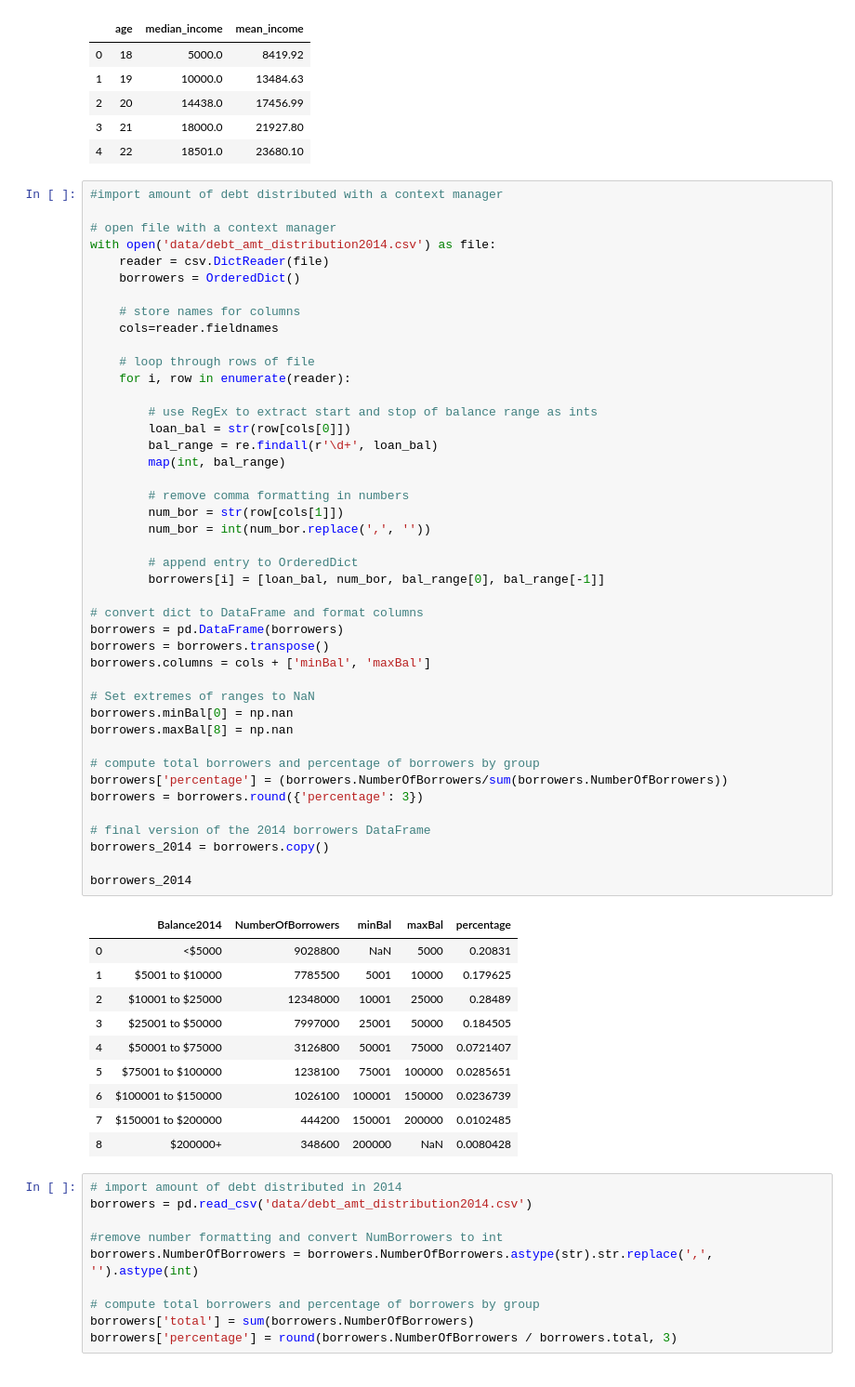
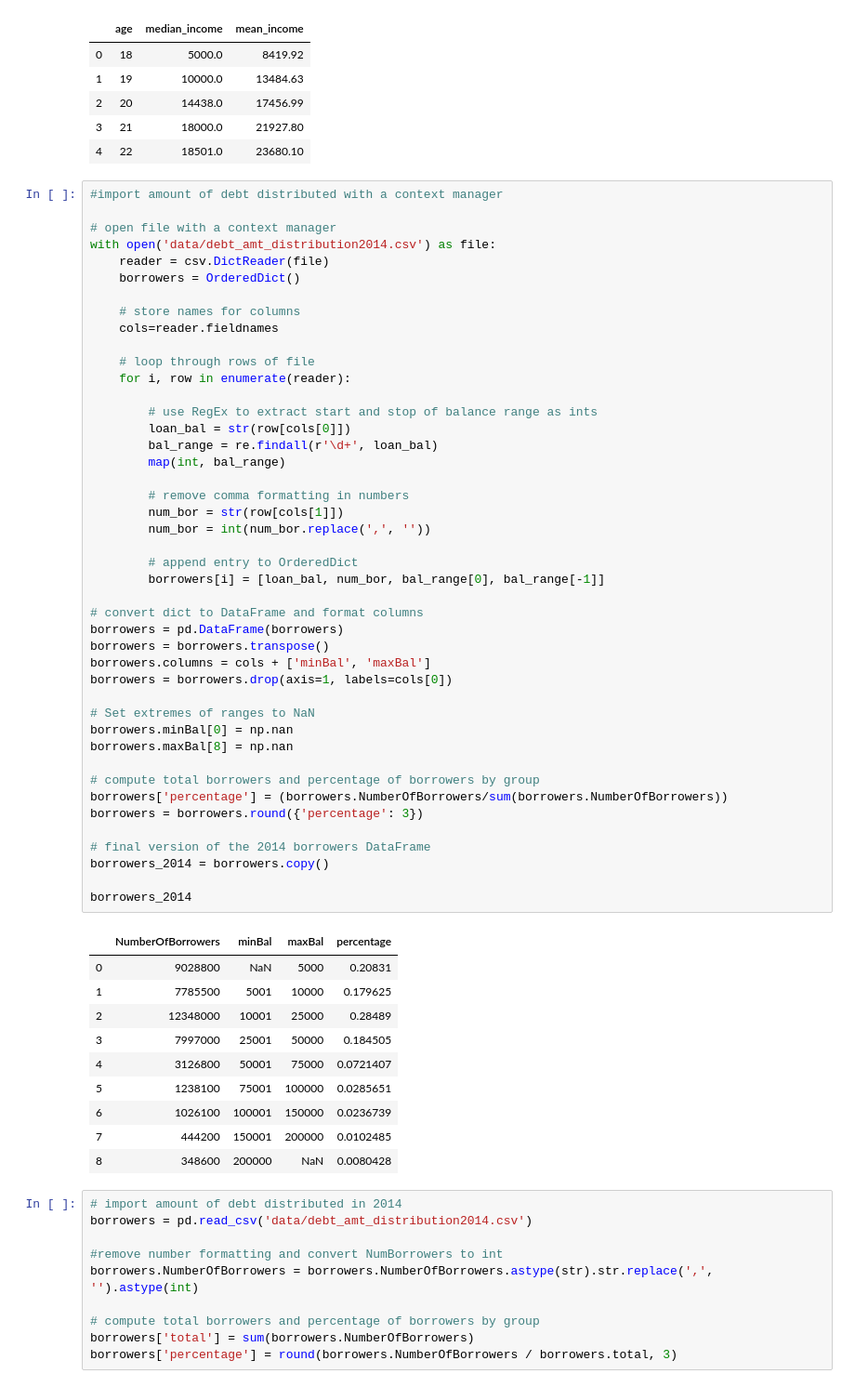
Before and after one commit to AHalarewicz/StudentLoanData, a Jupyter notebook: clean.ipynb, the cells around one changed output. Shown at 93% size. Cells and saved outputs as stored; diff of their text form.

Commit message:
remove redundant column from borrowers df

```diff
--- a/clean.ipynb
+++ b/clean.ipynb
@@ -65,43 +65,44 @@ with open('data/debt_amt_distribution2014.csv') as file:
         # use RegEx to extract start and stop of balance range as ints
         loan_bal = str(row[cols[0]])
         bal_range = re.findall(r'\d+', loan_bal)
         map(int, bal_range)
 
         # remove comma formatting in numbers
         num_bor = str(row[cols[1]])
         num_bor = int(num_bor.replace(',', ''))
 
         # append entry to OrderedDict
         borrowers[i] = [loan_bal, num_bor, bal_range[0], bal_range[-1]]
 
 # convert dict to DataFrame and format columns
 borrowers = pd.DataFrame(borrowers)
 borrowers = borrowers.transpose()
 borrowers.columns = cols + ['minBal', 'maxBal']
+borrowers = borrowers.drop(axis=1, labels=cols[0])
 
 # Set extremes of ranges to NaN
 borrowers.minBal[0] = np.nan
 borrowers.maxBal[8] = np.nan
 
 # compute total borrowers and percentage of borrowers by group
 borrowers['percentage'] = (borrowers.NumberOfBorrowers/sum(borrowers.NumberOfBorrowers))
 borrowers = borrowers.round({'percentage': 3})
 
 # final version of the 2014 borrowers DataFrame
 borrowers_2014 = borrowers.copy()
 
 borrowers_2014
 # %% [output]
-|  | Balance2014 | NumberOfBorrowers | minBal | maxBal | percentage |
-| 0 | <$5000 | 9028800 | NaN | 5000 | 0.20831 |
-| 1 | $5001 to $10000 | 7785500 | 5001 | 10000 | 0.179625 |
-| 2 | $10001 to $25000 | 12348000 | 10001 | 25000 | 0.28489 |
-| 3 | $25001 to $50000 | 7997000 | 25001 | 50000 | 0.184505 |
-| 4 | $50001 to $75000 | 3126800 | 50001 | 75000 | 0.0721407 |
-| 5 | $75001 to $100000 | 1238100 | 75001 | 100000 | 0.0285651 |
-| 6 | $100001 to $150000 | 1026100 | 100001 | 150000 | 0.0236739 |
-| 7 | $150001 to $200000 | 444200 | 150001 | 200000 | 0.0102485 |
-| 8 | $200000+ | 348600 | 200000 | NaN | 0.0080428 |
+|  | NumberOfBorrowers | minBal | maxBal | percentage |
+| 0 | 9028800 | NaN | 5000 | 0.20831 |
+| 1 | 7785500 | 5001 | 10000 | 0.179625 |
+| 2 | 12348000 | 10001 | 25000 | 0.28489 |
+| 3 | 7997000 | 25001 | 50000 | 0.184505 |
+| 4 | 3126800 | 50001 | 75000 | 0.0721407 |
+| 5 | 1238100 | 75001 | 100000 | 0.0285651 |
+| 6 | 1026100 | 100001 | 150000 | 0.0236739 |
+| 7 | 444200 | 150001 | 200000 | 0.0102485 |
+| 8 | 348600 | 200000 | NaN | 0.0080428 |
 # %%
 # import amount of debt distributed in 2014
 borrowers = pd.read_csv('data/debt_amt_distribution2014.csv')
```
Also changed, not shown: parts of 2 cells of this notebook.
